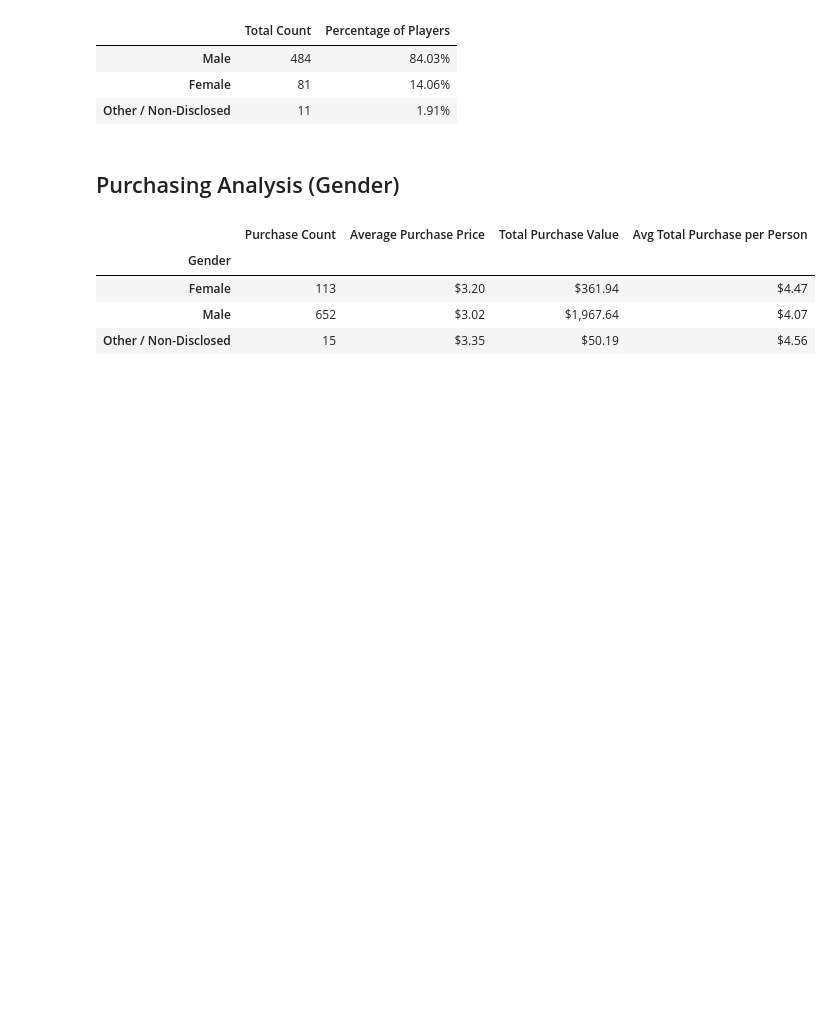
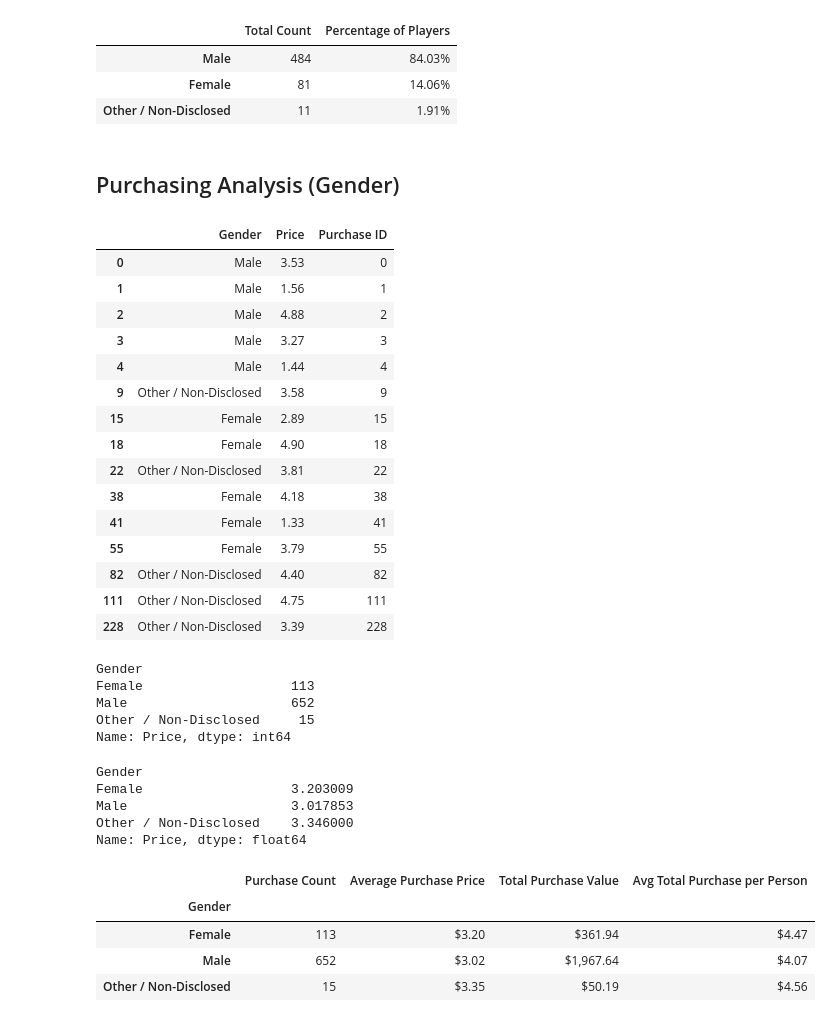
Before and after one commit to acsours/pandas-challenge, a Jupyter notebook: HeroesofPymoli/heroes_of_pymoli.ipynb, the cells around one changed output. Drawn from its saved outputs; the diff is of its cells as text; code cells hidden in the pictures; blank space fills up the shorter version.

Commit message:
More cleaning and commenting, added .mean instead of hard code avg

```diff
--- a/HeroesofPymoli/heroes_of_pymoli.ipynb
+++ b/HeroesofPymoli/heroes_of_pymoli.ipynb
@@ -124,7 +121,42 @@ avg_price_gen=tot_value/purchase_count
+# %%
+grouped_pa_df.head()
+# %% [output]
+|  | Gender | Price | Purchase ID |
+| 0 | Male | 3.53 | 0 |
+| 1 | Male | 1.56 | 1 |
+| 2 | Male | 4.88 | 2 |
+| 3 | Male | 3.27 | 3 |
+| 4 | Male | 1.44 | 4 |
+| 9 | Other / Non-Disclosed | 3.58 | 9 |
+| 15 | Female | 2.89 | 15 |
+| 18 | Female | 4.90 | 18 |
+| 22 | Other / Non-Disclosed | 3.81 | 22 |
+| 38 | Female | 4.18 | 38 |
+| 41 | Female | 1.33 | 41 |
+| 55 | Female | 3.79 | 55 |
+| 82 | Other / Non-Disclosed | 4.40 | 82 |
+| 111 | Other / Non-Disclosed | 4.75 | 111 |
+| 228 | Other / Non-Disclosed | 3.39 | 228 |
+# %%
+grouped_pa_df['Price'].count()
+# %% [output]
+Gender
+Female                   113
+Male                     652
+Other / Non-Disclosed     15
+Name: Price, dtype: int64
 # %%
 # Find average total purchase per person
 sn_count=gender_demo_df.loc[:, 'Total Count']
 avg_per_person=tot_value/sn_count
+# %%
+grouped_pa_df['Price'].mean()
+# %% [output]
+Gender
+Female                   3.203009
+Male                     3.017853
+Other / Non-Disclosed    3.346000
+Name: Price, dtype: float64
 # %%
 pa_columns={
     "Purchase Count": purchase_count,
```
Also changed, not shown: parts of 6 cells of this notebook.
